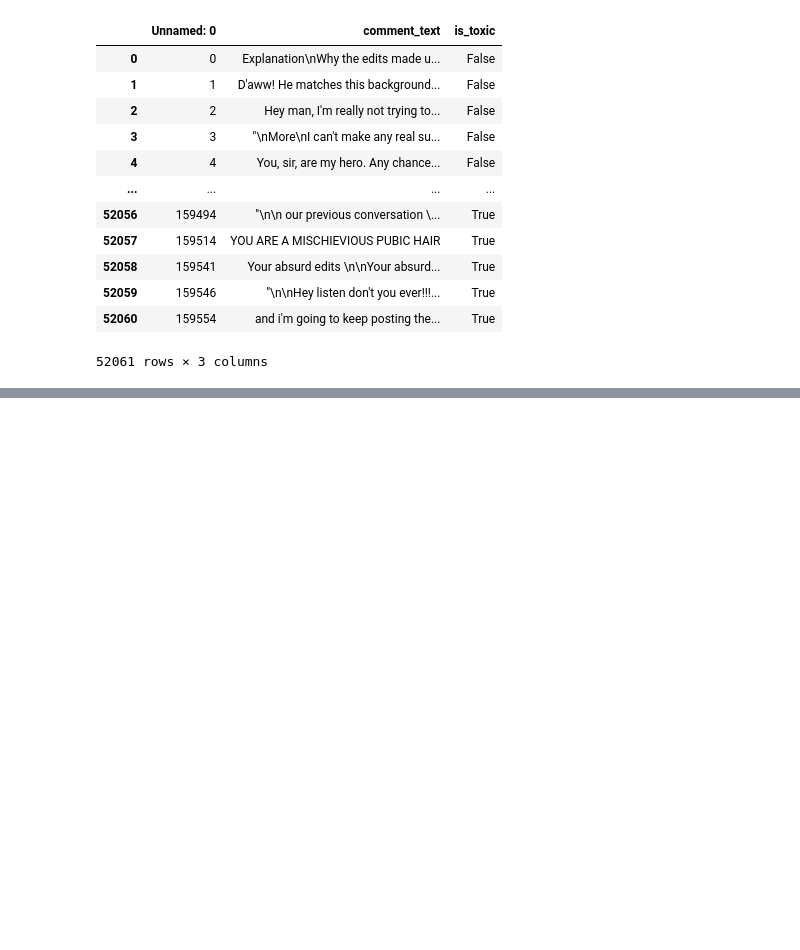
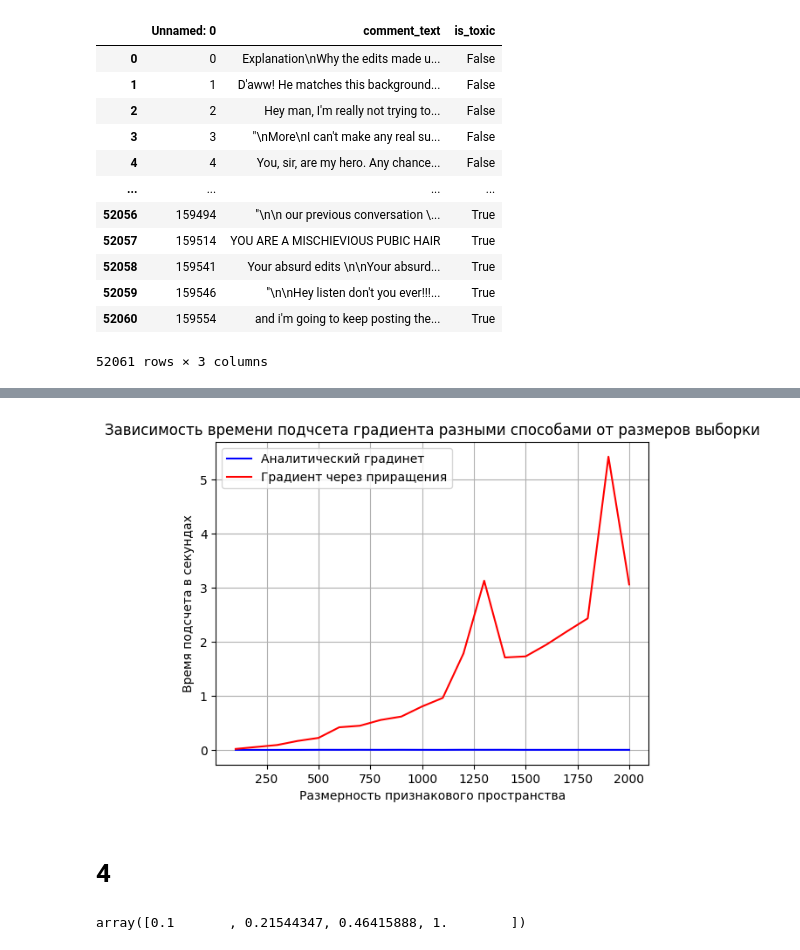
Before and after one commit to qualliix/mmp-practicum, a Jupyter notebook: 5sem/6task/experiments.ipynb, the cells around one changed output, grey strips where cells are left out. Saved outputs shown, nothing was run; the diff lists cells and outputs as text; code cells hidden in the pictures; blank space fills up the shorter version.

```diff
--- a/5sem/6task/experiments.ipynb
+++ b/5sem/6task/experiments.ipynb
@@ -48,5 +57,5 @@ Name: comment_text, Length: 52061, dtype: object
 # %%
-vectorizer = CountVectorizer(min_df=5, max_df=0.85)
+vectorizer = CountVectorizer(min_df=0.001, max_df=0.85)
 vect_data = vectorizer.fit_transform(preprocessed)
 # %%
 vect_data
@@ -56,8 +67,9 @@ vect_data
 # %%
 bl = BinaryLogistic(l2_coef=1)
-w = np.random.rand(18253)
-X = vect_data[:100]
-y = np.array(train.is_toxic[:100].astype(int))
-print(bl.grad(X,y,w))
-print(grad_finite_diff(X,y,w))
+X = vect_data
+y = np.array(train.is_toxic.astype(int))
+w = np.random.rand(vect_data.shape[0])
+bl.func(X, y ,w)
+bl.grad(X,y,w)
+print(np.sum(bl.grad(X,y,w) - grad_finite_diff(X,y,w, l2_coef=1, eps=1e-8))/(len(y)))
 # %% [output]
@@ -84,0 +77,17 @@ print(result.toarray())
+# %%
+grad_time= []
+grad_diff_time = []
+bl = BinaryLogistic(l2_coef=1)
+for r in range(100, 2000 + 1, 100):
+  w = np.random.rand(r)
+  X = vect_data[:100, :r]
+  y = np.array(train.is_toxic[:100].astype(int))
+  print(w.shape, y.shape, X.shape)
+
+  s = time.time()
+  bl.grad(X,y,w)
+  grad_time.append(time.time() - s)
+
+  s = time.time()
+  grad_finite_diff(X,y,w, l2_coef=1, eps=1e-8)
+  grad_diff_time.append(time.time() - s)
@@ -84,0 +115,14 @@ print(result.toarray())
+# %%
+plt.title("")
+plt.plot(range(100, 2000 + 1, 100), grad_time, color="b", label="Аналитический градинет")
+plt.plot(range(100, 2000 + 1, 100), grad_diff_time, color="r", label="Градиент через приращения")
+plt.grid()
+plt.legend()
+plt.title("Зависимость времени подчсета градиента разными способами от размеров выборки")
+plt.xlabel("Размерность признакового пространства")
+plt.ylabel("Время подсчета в секундах")
+plt.show()
+# %% [output]
+[figure, added]
+# %% [markdown]
+# 4
@@ -84,0 +138,4 @@ print(result.toarray())
+# %%
+params
+# %% [output]
+array([0.1       , 0.21544347, 0.46415888, 1.        ])
```
Also changed, not shown: parts of 25 cells of this notebook, 2 other files.
